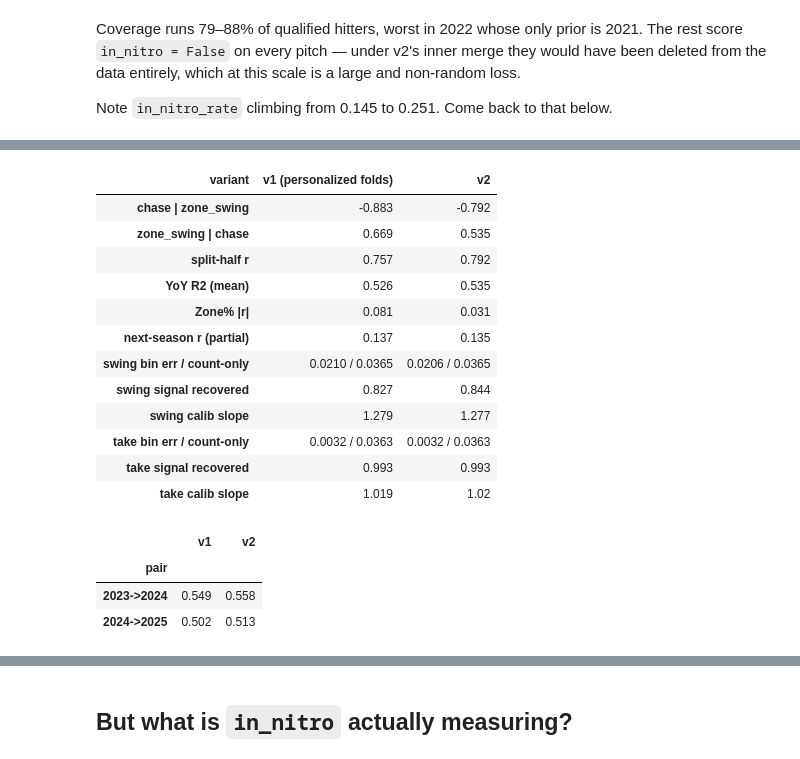
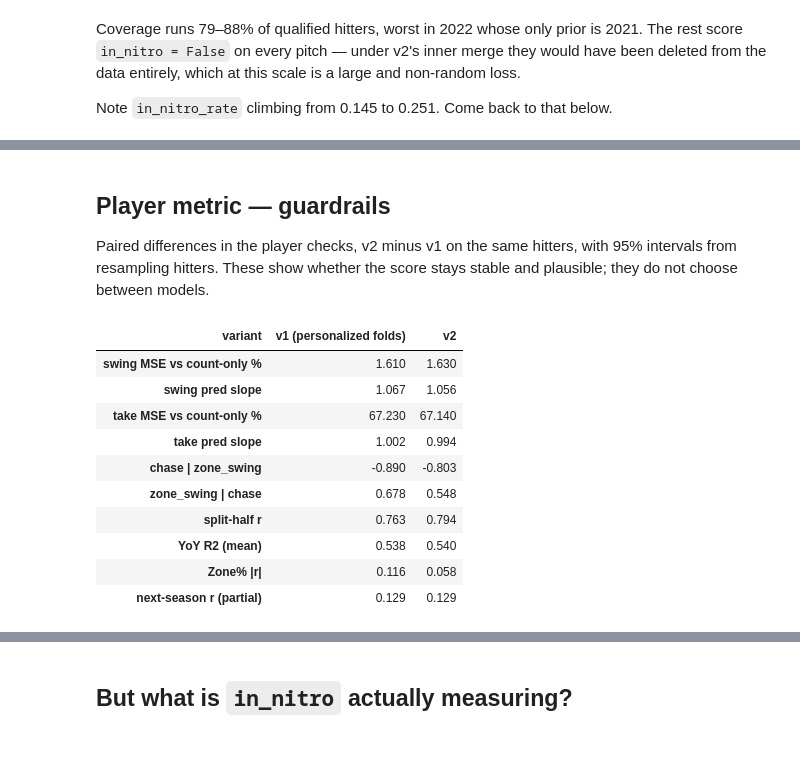
Before and after one commit to Jack1021ohoh/batter_decision_value, a Jupyter notebook: notebooks/v2_baseline.ipynb, the cells around one changed output, grey strips where cells are left out. Drawn from its saved outputs; the diff is of its cells as text; code cells hidden in the pictures.

```diff
--- a/notebooks/v2_baseline.ipynb
+++ b/notebooks/v2_baseline.ipynb
@@ -23,9 +25,9 @@ import numpy as np, pandas as pd
 import matplotlib.pyplot as plt, seaborn as sns
 
 from src import data as D, features as F, evaluate as E
-from src.baselines import V1_FEATURES
+from src.baselines import fit_direct, V1_FEATURES
 
-pd.set_option('display.width', 130); sns.set_theme(style='whitegrid')
+pd.set_option('display.width', 150); sns.set_theme(style='whitegrid')
 PALETTE = ['#FFB000', '#648FFF', '#785EF0', '#DC267F', '#FE6100', '#3D1EB2']
 SEASONS = range(2021, 2026)          # 2026 is kept out of model selection; not loaded here
 FOLDS = E.PERSONALIZED_FOLDS
@@ -78,3 +80,6 @@ comparison varies only the feature:
 | 3 | 2022–24 | 2025 |
 
 v1 here is therefore not the v1 notebook's row, which trains from 2021.
+# %%
+run1 = E.run_folds(v2df, V1_FEATURES, FOLDS, fit=fit_direct)
+run2 = E.run_folds(v2df, V2_FEATURES, FOLDS, fit=fit_direct, swing_only=False)   # as designed: both models
@@ -81,28 +135,22 @@ v1 here is therefore not the v1 notebook's row, which trains from 2021.
+# %% [markdown]
+## Player metric — guardrails
+
+Paired differences in the player checks, v2 minus v1 on the same hitters, with
+95% intervals from resampling hitters. These show whether the score stays
+stable and plausible; they do not choose between models.
 # %%
-run1 = E.run_folds(v2df, V1_FEATURES, FOLDS)
-run2 = E.run_folds(v2df, V2_FEATURES, FOLDS, swing_only=False)   # as designed: both models
 r1 = E.harness(run1, 'v1 (personalized folds)', value_col='y_pred')
 r2 = E.harness(run2, 'v2', value_col='y_pred')
 pd.DataFrame([r1['summary'], r2['summary']]).set_index('variant').T
 # %% [output]
 | variant | v1 (personalized folds) | v2 |
-| chase | zone_swing | -0.883 | -0.792 |
-| zone_swing | chase | 0.669 | 0.535 |
-| split-half r | 0.757 | 0.792 |
-| YoY R2 (mean) | 0.526 | 0.535 |
-| Zone% |r| | 0.081 | 0.031 |
-| next-season r (partial) | 0.137 | 0.135 |
-| swing bin err / count-only | 0.0210 / 0.0365 | 0.0206 / 0.0365 |
-| swing signal recovered | 0.827 | 0.844 |
-| swing calib slope | 1.279 | 1.277 |
-| take bin err / count-only | 0.0032 / 0.0363 | 0.0032 / 0.0363 |
-| take signal recovered | 0.993 | 0.993 |
-| take calib slope | 1.019 | 1.02 |
+| swing MSE vs count-only % | 1.610 | 1.630 |
+| swing pred slope | 1.067 | 1.056 |
+| take MSE vs count-only % | 67.230 | 67.140 |
+| take pred slope | 1.002 | 0.994 |
+| chase | zone_swing | -0.890 | -0.803 |
+| zone_swing | chase | 0.678 | 0.548 |
+| split-half r | 0.763 | 0.794 |
+| YoY R2 (mean) | 0.538 | 0.540 |
+| Zone% |r| | 0.116 | 0.058 |
+| next-season r (partial) | 0.129 | 0.129 |
-# %%
-# Year over year, per held-out pair.
-pd.concat([r1['yoy'].r2.rename('v1'), r2['yoy'].r2.rename('v2')], axis=1).round(3)
-# %% [output]
-|  | v1 | v2 |
-| pair |  |  |
-| 2023->2024 | 0.549 | 0.558 |
-| 2024->2025 | 0.502 | 0.513 |
```
Also changed, not shown: parts of 22 cells of this notebook, 1 other file.
